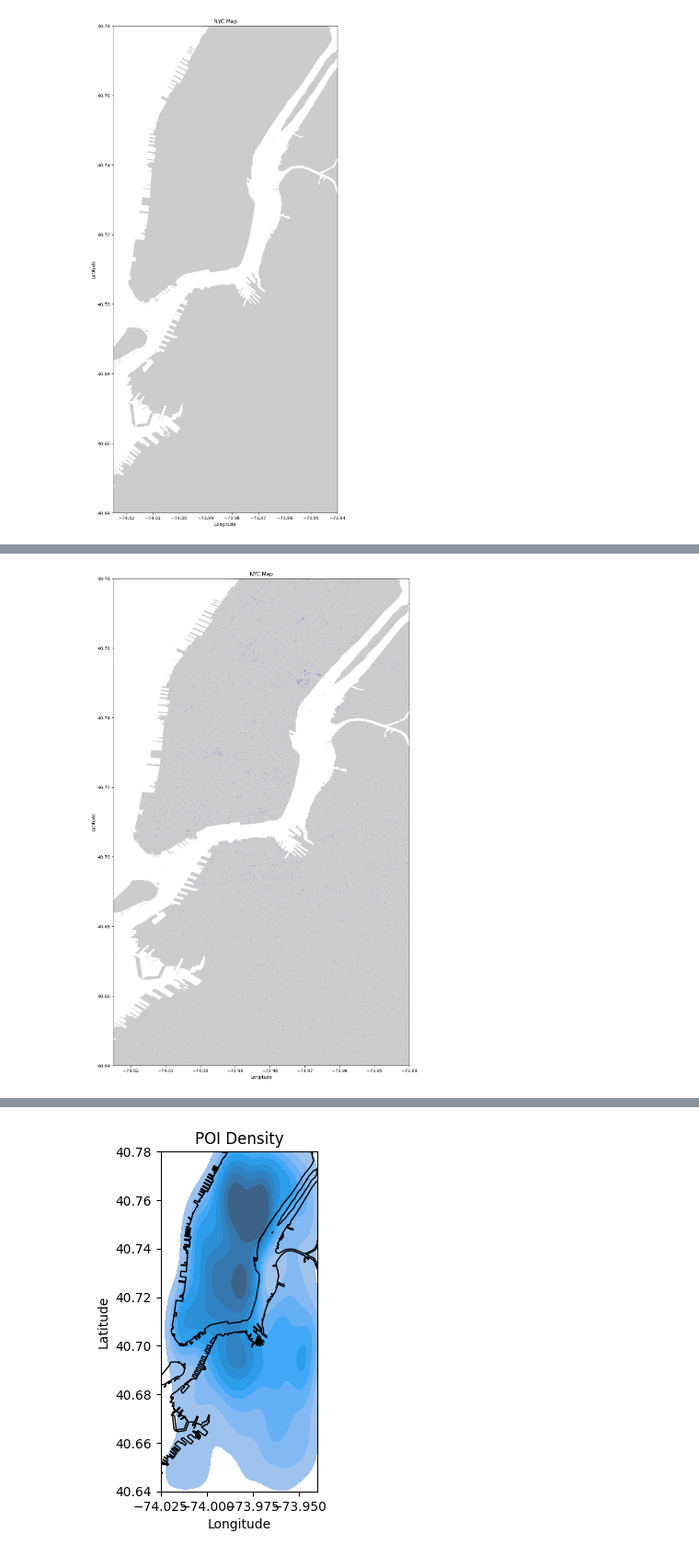
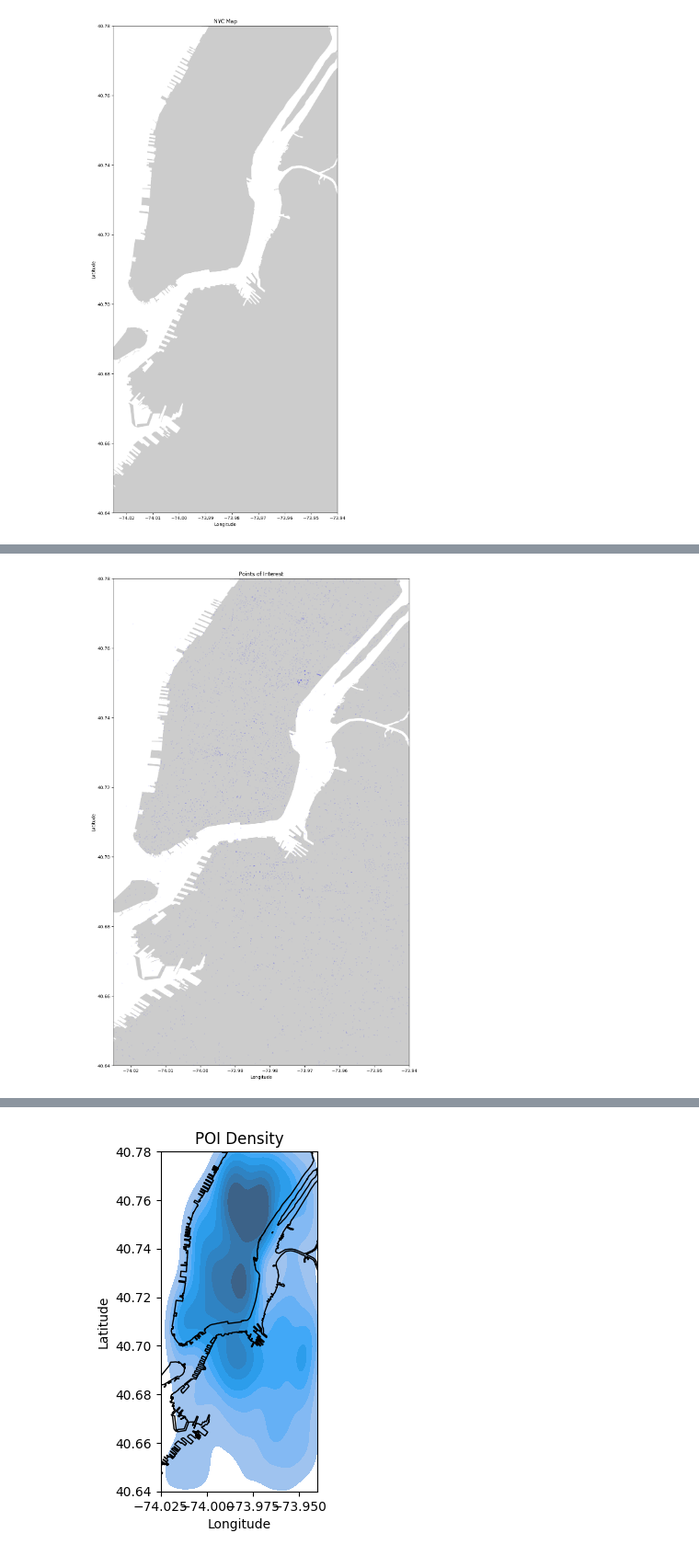
Before and after one commit to ColeDixon78/ML-Projects, a Jupyter notebook: Bike_share_project/NYC_biking.ipynb, the cells around one changed output, grey strips where cells are left out. Shown at 92% size. Saved outputs shown, nothing was run; the diff lists cells and outputs as text; code cells hidden in the pictures.

```diff
--- a/Bike_share_project/NYC_biking.ipynb
+++ b/Bike_share_project/NYC_biking.ipynb
@@ -149,9 +150,9 @@ poi_data = poi_data[poi_data["Longitude"] <= -73.94]
 poi_data = poi_data[poi_data["Latitude"] >= 40.64]
 poi_data = poi_data[poi_data["Latitude"] <= 40.78]
 # %%
-plot_nyc(data=poi_data,lat_col = "Latitude", lng_col = "Longitude")
+plot_nyc(data=poi_data,lat_col = "Latitude", lng_col = "Longitude",title="Points of Interest")
 # %% [output]
-[figure, old version]
+[figure, new version]
 # %%
 start_geometry = [Point(xy) for xy in zip(poi_data["Longitude"], poi_data["Latitude"])]
 poi_gdf = gpd.GeoDataFrame(poi_data, geometry=start_geometry)
```
Also changed, not shown: parts of 17 cells of this notebook.
